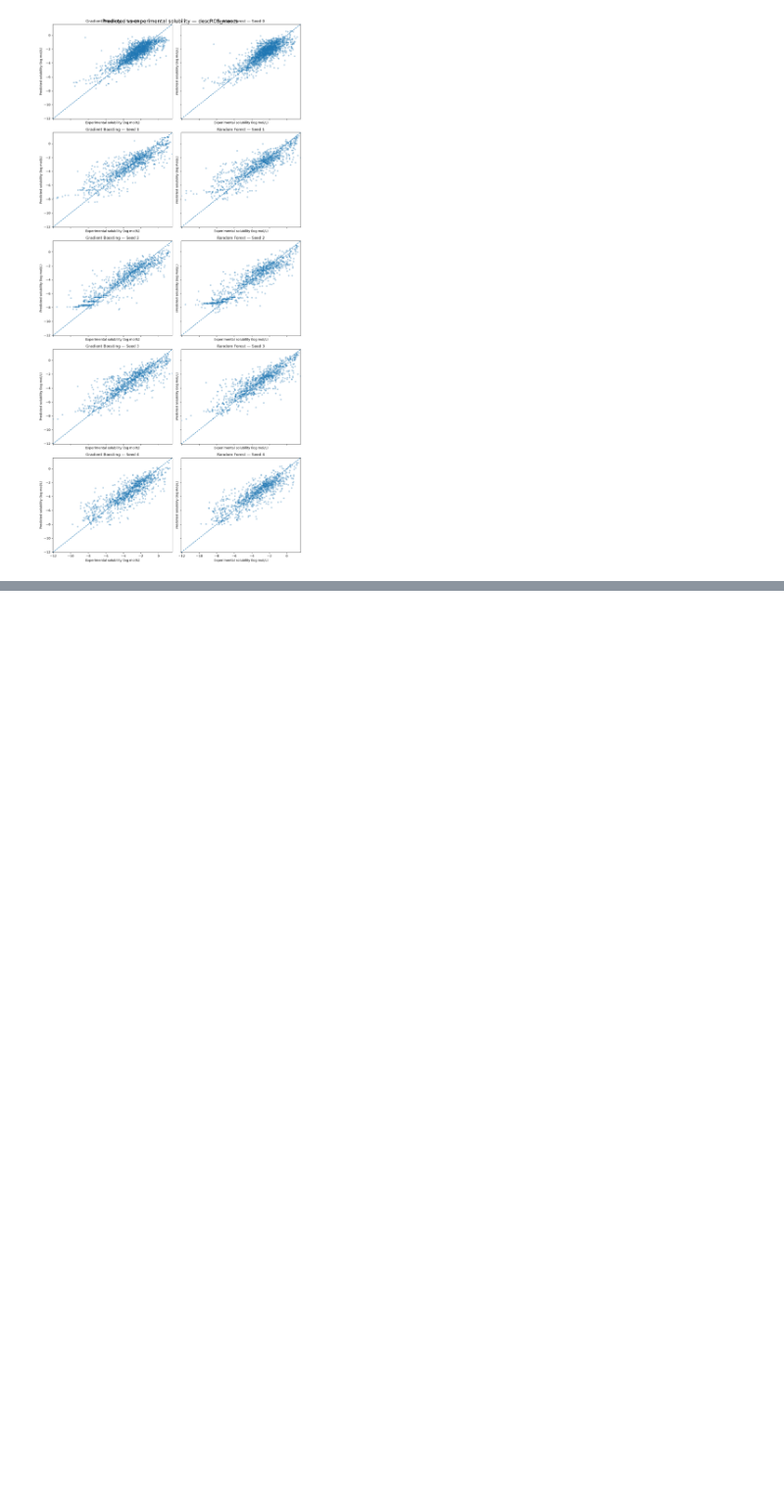
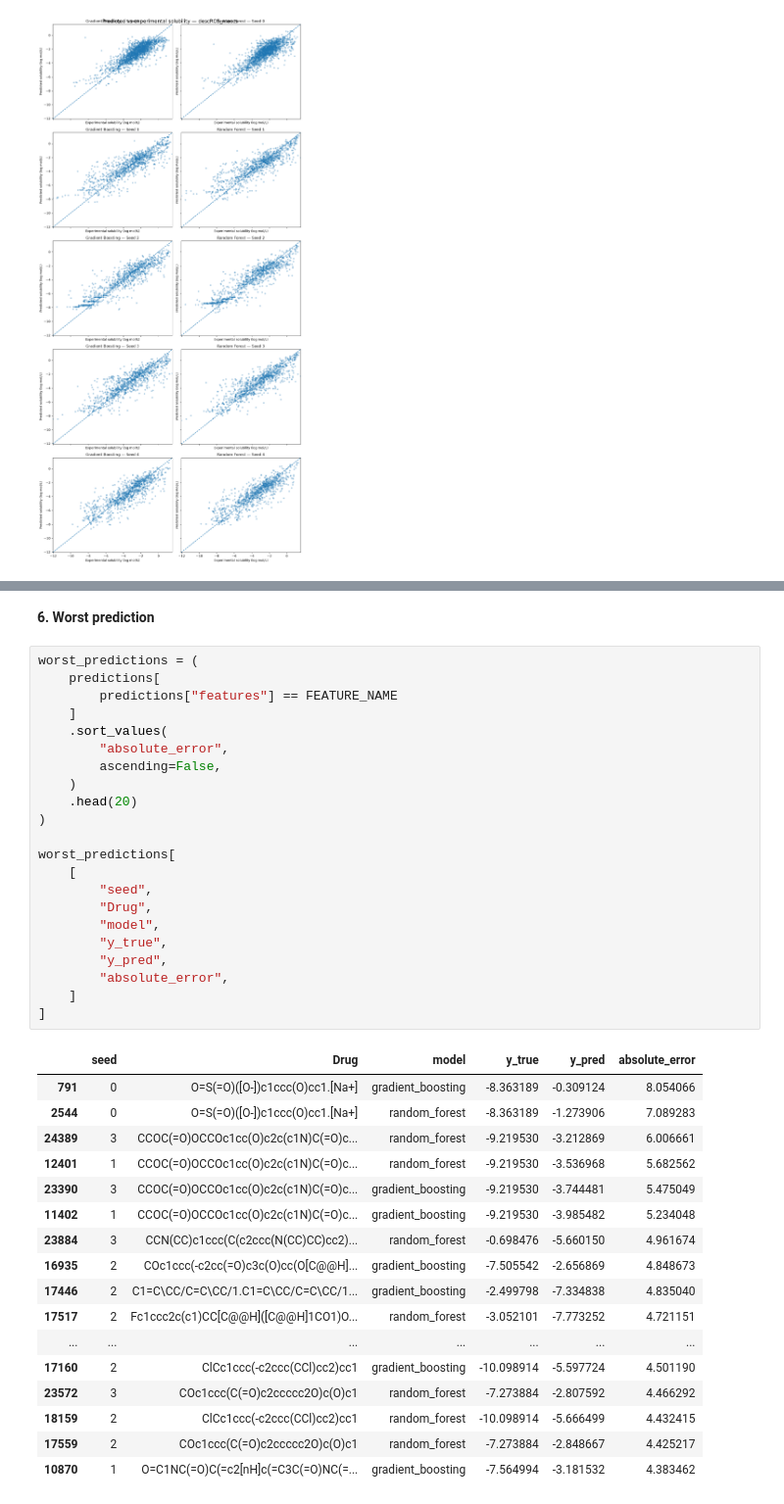
Before and after one commit to alexcorbero/admet-ml, a Jupyter notebook: notebooks/05_model_evaluation.ipynb, the cells around one changed output, grey strips where cells are left out. Shown at 98% size. Drawn from its saved outputs; the diff is of its cells as text; blank space fills up the shorter version.

```diff
--- a/notebooks/05_model_evaluation.ipynb
+++ b/notebooks/05_model_evaluation.ipynb
@@ -222,0 +309,42 @@ plt.show()
+# %% [markdown]
+**6. Worst prediction**
+# %%
+worst_predictions = (
+    predictions[
+        predictions["features"] == FEATURE_NAME
+    ]
+    .sort_values(
+        "absolute_error",
+        ascending=False,
+    )
+    .head(20)
+)
+
+worst_predictions[
+    [
+        "seed",
+        "Drug",
+        "model",
+        "y_true",
+        "y_pred",
+        "absolute_error",
+    ]
+]
+# %% [output]
+|  | seed | Drug | model | y_true | y_pred | absolute_error |
+| 791 | 0 | O=S(=O)([O-])c1ccc(O)cc1.[Na+] | gradient_boosting | -8.363189 | -0.309124 | 8.054066 |
+| 2544 | 0 | O=S(=O)([O-])c1ccc(O)cc1.[Na+] | random_forest | -8.363189 | -1.273906 | 7.089283 |
+| 24389 | 3 | CCOC(=O)OCCOc1cc(O)c2c(c1N)C(=O)c... | random_forest | -9.219530 | -3.212869 | 6.006661 |
+| 12401 | 1 | CCOC(=O)OCCOc1cc(O)c2c(c1N)C(=O)c... | random_forest | -9.219530 | -3.536968 | 5.682562 |
+| 23390 | 3 | CCOC(=O)OCCOc1cc(O)c2c(c1N)C(=O)c... | gradient_boosting | -9.219530 | -3.744481 | 5.475049 |
+| 11402 | 1 | CCOC(=O)OCCOc1cc(O)c2c(c1N)C(=O)c... | gradient_boosting | -9.219530 | -3.985482 | 5.234048 |
+| 23884 | 3 | CCN(CC)c1ccc(C(c2ccc(N(CC)CC)cc2)... | random_forest | -0.698476 | -5.660150 | 4.961674 |
+| 16935 | 2 | COc1ccc(-c2cc(=O)c3c(O)cc(O[C@@H]... | gradient_boosting | -7.505542 | -2.656869 | 4.848673 |
+| 17446 | 2 | C1=C\CC/C=C\CC/1.C1=C\CC/C=C\CC/1... | gradient_boosting | -2.499798 | -7.334838 | 4.835040 |
+| 17517 | 2 | Fc1ccc2c(c1)CC[C@@H]([C@@H]1CO1)O... | random_forest | -3.052101 | -7.773252 | 4.721151 |
+| ... | ... | ... | ... | ... | ... | ... |
+| 17160 | 2 | ClCc1ccc(-c2ccc(CCl)cc2)cc1 | gradient_boosting | -10.098914 | -5.597724 | 4.501190 |
+| 23572 | 3 | COc1ccc(C(=O)c2ccccc2O)c(O)c1 | random_forest | -7.273884 | -2.807592 | 4.466292 |
+| 18159 | 2 | ClCc1ccc(-c2ccc(CCl)cc2)cc1 | random_forest | -10.098914 | -5.666499 | 4.432415 |
+| 17559 | 2 | COc1ccc(C(=O)c2ccccc2O)c(O)c1 | random_forest | -7.273884 | -2.848667 | 4.425217 |
+| 10870 | 1 | O=C1NC(=O)C(=c2[nH]c(=C3C(=O)NC(=... | gradient_boosting | -7.564994 | -3.181532 | 4.383462 |
```
Also changed, not shown: parts of 9 cells of this notebook.
